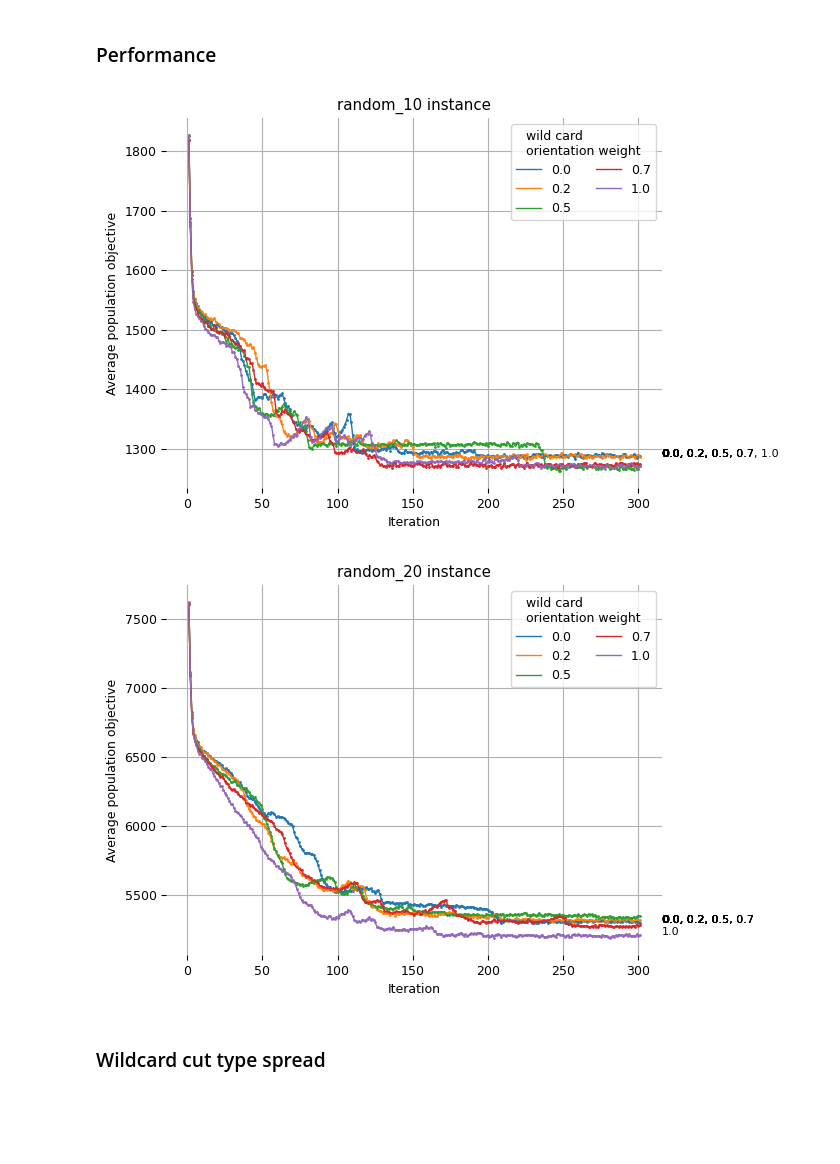
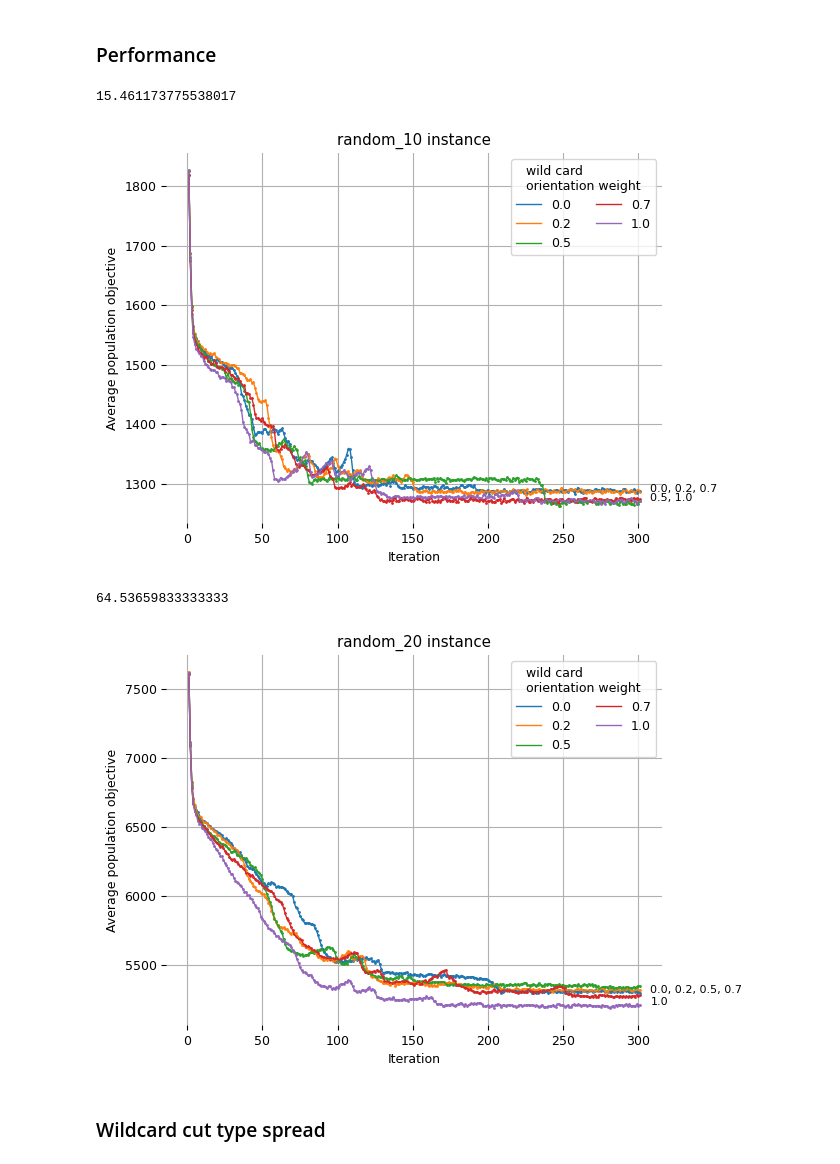
Before and after one commit to TaIos/master-thesis, a Jupyter notebook: src/notebooks/graphs.ipynb, the cells around one changed output. Saved outputs shown, nothing was run; the diff lists cells and outputs as text; code cells hidden in the pictures; blank space fills up the shorter version.

```diff
--- a/src/notebooks/graphs.ipynb
+++ b/src/notebooks/graphs.ipynb
@@ -376,7 +376,7 @@ def addGridToFigure():
     plt.rc('axes', axisbelow=True)
     plt.grid(True)
 
-def improve_legend(delta, right_most_x):
+def improve_legend(delta, right_most_x,splitAnnotated=False,xscale=1, yscale=1):
     ax = plt.gca()
     for spine in ax.spines:
         ax.spines[spine].set_visible(False)
@@ -395,12 +395,22 @@ def improve_legend(delta, right_most_x):
         if not added:
             groups[right_most_y] = [line]
 
-        for right_most_y, line_lst in groups.items():
+
+    for right_most_y, line_lst in groups.items():
+        if splitAnnotated:
+            text = ',\n  '.join(x.get_label() for x in line_lst)
+        else:
             text = ', '.join(x.get_label() for x in line_lst)
-            ann = ax.annotate(text, xy=(right_most_x, right_most_y), fontsize=8)
+        ann = ax.annotate(text, xy=(right_most_x*xscale, right_most_y*yscale), fontsize=8)
+
+def annotateEndOfLines(annotateEndOfLinesPenalization=40, splitAnnotated=False, xscale=1, yscale=1):
+    ymin, ymax = plt.ylim()
+    xmin, xmax = plt.xlim()
+    delta = ymax/annotateEndOfLinesPenalization
+    improve_legend(delta=delta, right_most_x=xmax,splitAnnotated=splitAnnotated, xscale=xscale, yscale=yscale)
 
 def plotter(x, y, label, title, legendTitle, ncol=1, scatterDotSize=2,linewidth=1, fontsize=10,
-           xlabel='', ylabel='', figsize=None, annotateEndOfLines=False, annotateEndOfLinesPenalization=40,
+           xlabel='', ylabel='', figsize=None,
            linestyle='solid'):
     turnSpinesOff()
     plt.rcParams.update({'font.size': 9})
@@ -411,13 +421,6 @@ def plotter(x, y, label, title, legendTitle, ncol=1, scatterDotSize=2,linewidth=
     plt.ylabel(ylabel)
     plt.title(title)
     addGridToFigure()
-
-
-    if annotateEndOfLines:
-        ymin, ymax = plt.ylim()
-        xmin, xmax = plt.xlim()
-        delta = ymax/annotateEndOfLinesPenalization
-        improve_legend(delta=delta, right_most_x=xmax)
 
     if legendTitle is not None and len(legendTitle) > 0:
         lgd = plt.legend(title=legendTitle, fontsize=fontsize, ncol=ncol)
@@ -530,7 +536,9 @@ for name in dfWild.name.unique():
     for maximumWildCardCount in dfWild.maximumWildCardCount.unique():
         ts = dfWildTS[name, maximumWildCardCount]
         plotter(x=range(1, len(ts)+1)[:300], y=ts[:300], label=maximumWildCardCount, title=f'{name} instance', legendTitle='maximumWildCardCount', scatterDotSize=1,
-               fontsize=9, xlabel='Iteration', ylabel='Average population objective', ncol=2, annotateEndOfLines=True)
+               fontsize=9, xlabel='Iteration', ylabel='Average population objective', ncol=2)
+
+    annotateEndOfLines(annotateEndOfLinesPenalization=120, splitAnnotated=False, xscale=0.975)
     plt.savefig(f'figures2/maximum_wild_card_count_performance_{name}.pdf', bbox_inches='tight')
     plt.show()
 # %% [output]
@@ -547,17 +556,21 @@ dfWeights['wildCardCount'] =  dfWeights.orientations.apply(lambda listOfLists: n
 # %%
 dfWeightsTS = dfWeights.groupby([dfWeights.name, dfWeights.orientationWeightWildcard])['avgObjTS'].mean()
 
 for name in dfWeights.name.unique():
     # plt.figure(figsize=(10,7))
     for orientationWeightWildcard in dfWeights.orientationWeightWildcard.unique():
         ts = dfWeightsTS[name, orientationWeightWildcard]
         plotter(x=range(1, len(ts)+1), y=ts, label=orientationWeightWildcard, title=f'{name} instance', legendTitle='wild card\norientation weight', scatterDotSize=1,
-               fontsize=9, xlabel='Iteration', ylabel='Average population objective', ncol=2, annotateEndOfLines=True,annotateEndOfLinesPenalization=100)
+               fontsize=9, xlabel='Iteration', ylabel='Average population objective', ncol=2)
+
+    annotateEndOfLines(annotateEndOfLinesPenalization=120, splitAnnotated=False, xscale=0.975)
     plt.savefig(f'figures2/orientation_weights_{name}.pdf', bbox_inches='tight')
     plt.show()
 # %% [output]
+15.461173775538017
-[figure, old version]
+[figure, new version]
+64.53659833333333
-[figure, old version]
+[figure, new version]
 # %% [markdown]
 ### Wildcard cut type spread
 # %%
```
Also changed, not shown: parts of 9 cells of this notebook, 15 other files.
